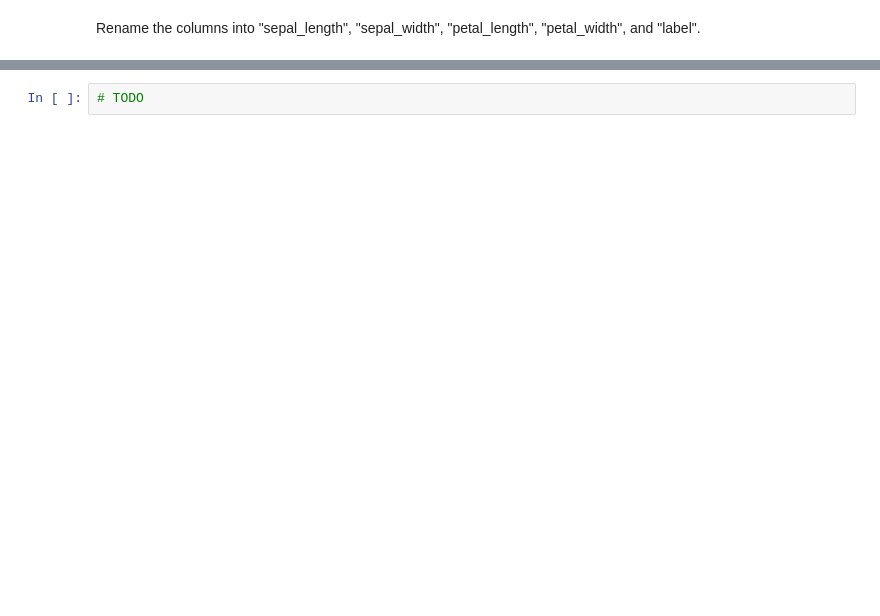
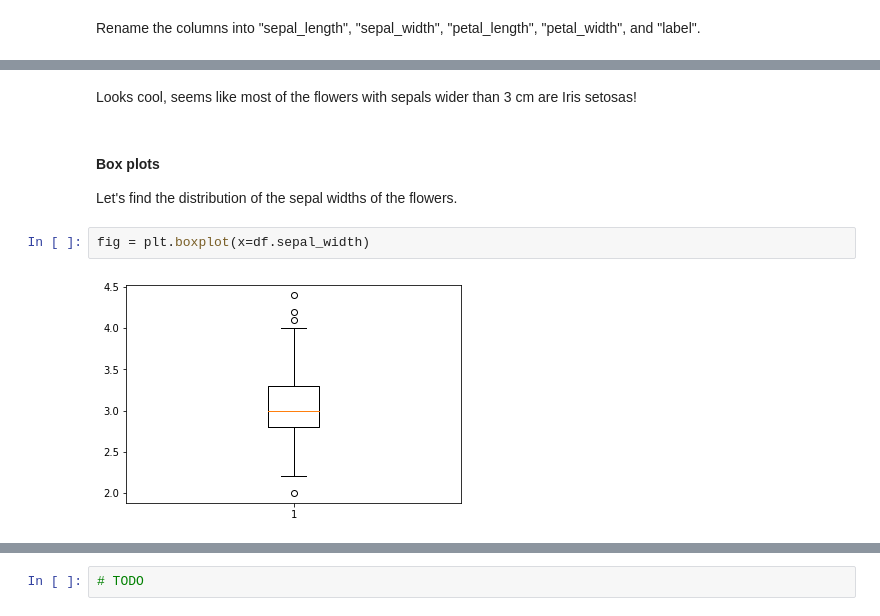
Before and after one commit to RussellDash332/EXPOSE-DSA, a Jupyter notebook: EXPOSE.ipynb, the cells around one changed output, grey strips where cells are left out. Cells and saved outputs as stored; diff of their text form; blank space fills up the shorter version.

```diff
--- a/EXPOSE.ipynb
+++ b/EXPOSE.ipynb
@@ -118,0 +278,9 @@ There are several types of visualisations that we can do, including:
+# %% [markdown]
+Looks cool, seems like most of the flowers with sepals wider than 3 cm are Iris setosas!
+# %% [markdown]
+#### Box plots
+Let's find the distribution of the sepal widths of the flowers.
+# %%
+fig = plt.boxplot(x=df.sepal_width)
+# %% [output]
+[figure, added]
```
Also changed, not shown: parts of 31 cells of this notebook, 2 other files.
